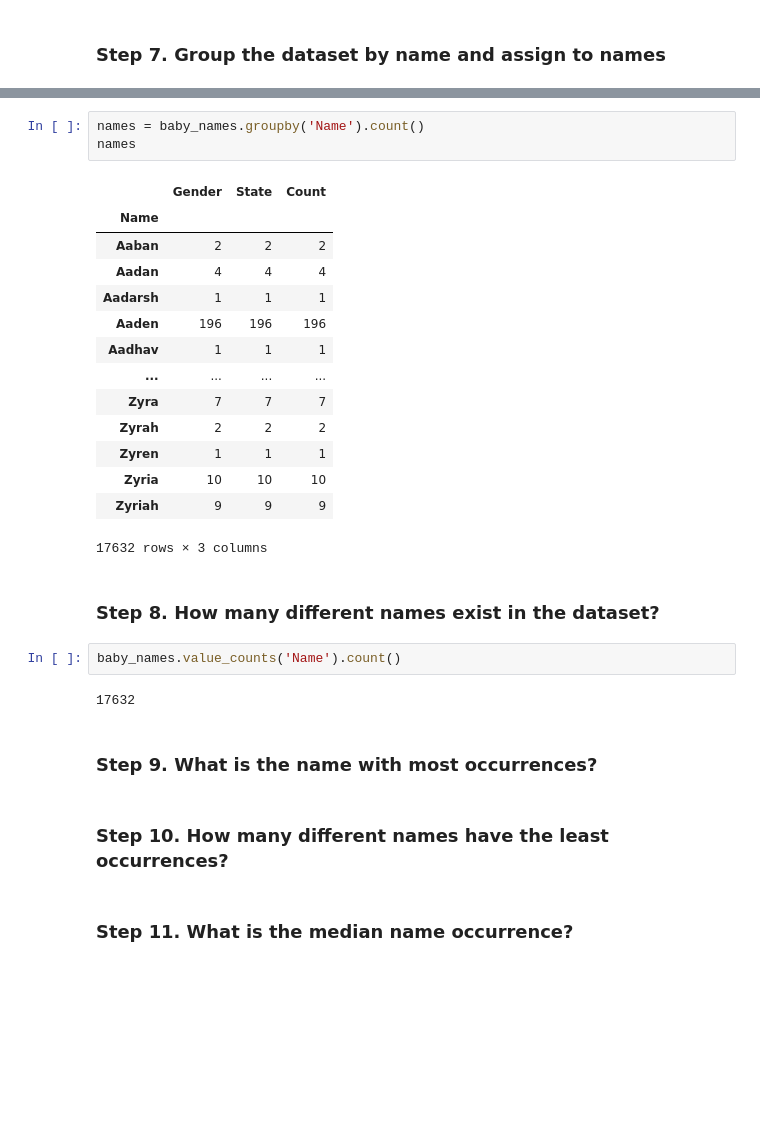
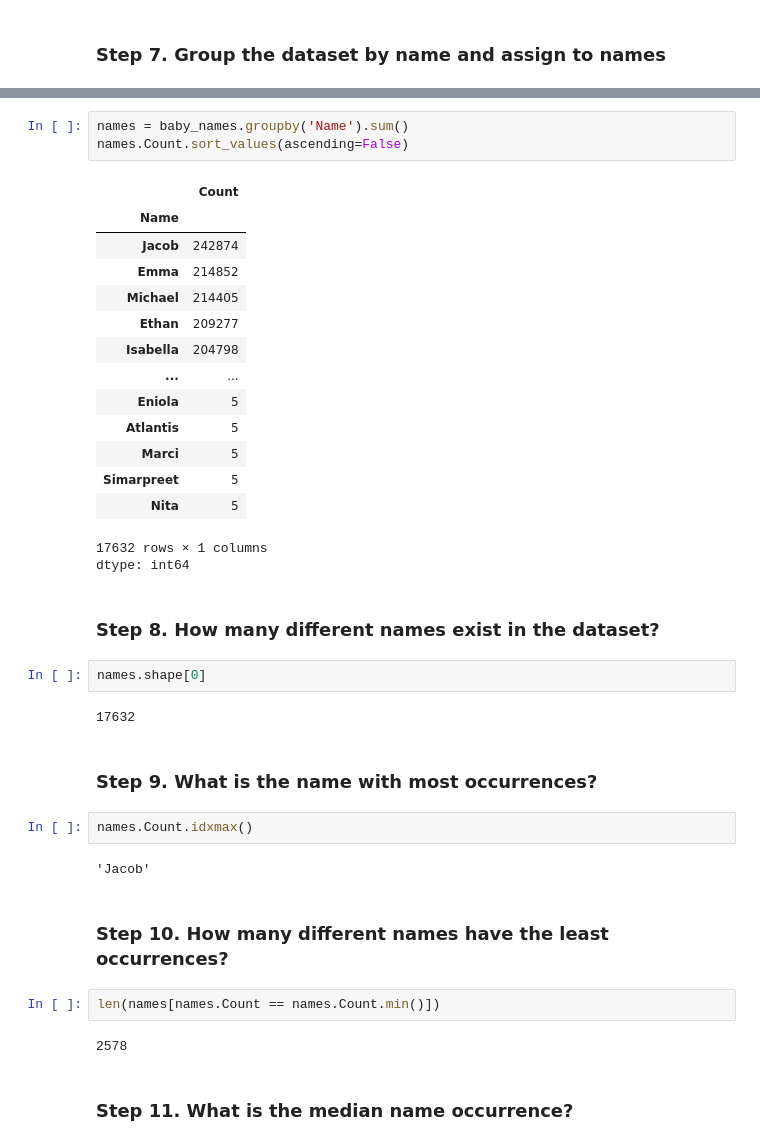
Before and after one commit to omj3424/Python_Programming_Study, a Jupyter notebook: pandas_exercises/06_Stats/US_Baby_Names/Exercises.ipynb, the cells around one changed output, grey strips where cells are left out. Cells and saved outputs as stored; diff of their text form; blank space fills up the shorter version.

```diff
--- a/pandas_exercises/06_Stats/US_Baby_Names/Exercises.ipynb
+++ b/pandas_exercises/06_Stats/US_Baby_Names/Exercises.ipynb
@@ -92,30 +76,39 @@ baby_names
 # %%
-names = baby_names.groupby('Name').count()
-names
+names = baby_names.groupby('Name').sum()
+names.Count.sort_values(ascending=False)
 # %% [output]
-|  | Gender | State | Count |
-| Name |  |  |  |
-| Aaban | 2 | 2 | 2 |
-| Aadan | 4 | 4 | 4 |
-| Aadarsh | 1 | 1 | 1 |
-| Aaden | 196 | 196 | 196 |
-| Aadhav | 1 | 1 | 1 |
-| ... | ... | ... | ... |
-| Zyra | 7 | 7 | 7 |
-| Zyrah | 2 | 2 | 2 |
-| Zyren | 1 | 1 | 1 |
-| Zyria | 10 | 10 | 10 |
-| Zyriah | 9 | 9 | 9 |
+|  | Count |
+| Name |  |
+| Jacob | 242874 |
+| Emma | 214852 |
+| Michael | 214405 |
+| Ethan | 209277 |
+| Isabella | 204798 |
+| ... | ... |
+| Eniola | 5 |
+| Atlantis | 5 |
+| Marci | 5 |
+| Simarpreet | 5 |
+| Nita | 5 |
-17632 rows × 3 columns
+17632 rows × 1 columns
+dtype: int64
 # %% [markdown]
 ### Step 8. How many different names exist in the dataset?
-# %%
-baby_names.value_counts('Name').count()
-# %% [output]
-17632
+# %%
+names.shape[0]
+# %% [output]
+17632
 # %% [markdown]
 ### Step 9. What is the name with most occurrences?
+# %%
+names.Count.idxmax()
+# %% [output]
+'Jacob'
 # %% [markdown]
 ### Step 10. How many different names have the least occurrences?
+# %%
+len(names[names.Count == names.Count.min()])
+# %% [output]
+2578
 # %% [markdown]
 ### Step 11. What is the median name occurrence?
```
Also changed, not shown: parts of 5 cells of this notebook.
